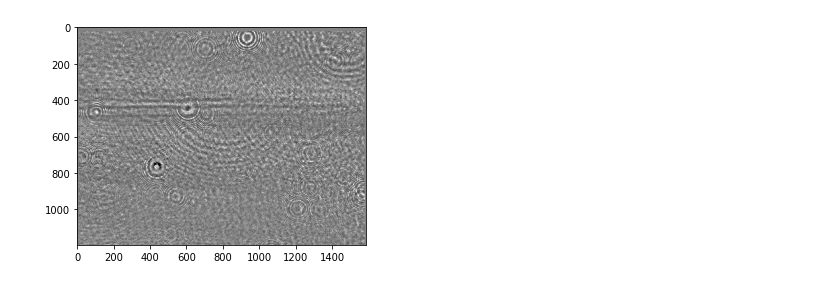
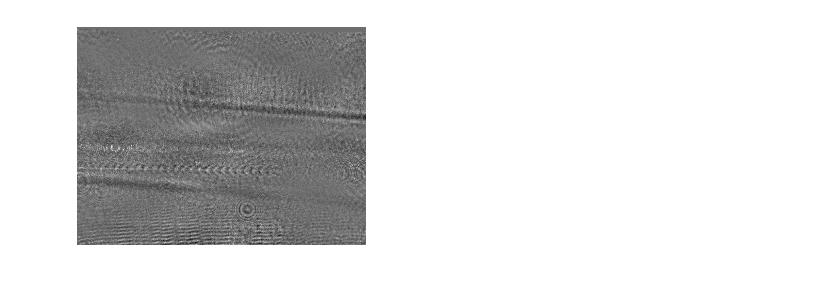
Before and after one commit to vinneko/Image-Registration, a Jupyter notebook: imreg_dft_script.ipynb, the cells around one changed output. Drawn from its saved outputs; the diff is of its cells as text; code cells hidden in the pictures.

```diff
--- a/imreg_dft_script.ipynb
+++ b/imreg_dft_script.ipynb
@@ -8,6 +8,7 @@ import imreg_dft as ird
 
 import imageio
 # %%
+# Load the reference images
+
 fixed=imageio.imread('shadow-mid_2018-11-02_21h-10m-02s_783_original.png')
-#moving=imageio.imread('shadow-far_2018-11-02_21h-13m-45s_786_original.png')
-moving=imageio.imread('shadow-near_2018-11-02_21h-13m-21s_785_original.png')
+moving=imageio.imread('shadow-far_2018-11-02_21h-13m-45s_786_original.png')
@@ -39,9 +65,15 @@ scale=result["scale"].round(4)
 # %%
-index=440
-im1=plt.imread(r'C:\Users\chang95\Documents\LPWFA data\2018-11-01\background suppressed data\shadow near\shadow near_double_corrected_'+str(index)+'.png')
-tmp=ird.transform_img(im1,tvec=tvec,angle=angle,scale=scale)
-plt.imshow(tmp)
+
+# import the data that one wants to transform (to match)
+index=354 # shot number
+img1=plt.imread(r'C:\Users\chang95\Documents\LPWFA data\2018-11-01\background suppressed data\shadow far\shadow far_double_corrected_'+str(index)+'.png')
+
+# implement the transformation by using the given parameters
+img1_tran=ird.transform_img(img1,tvec=tvec,angle=angle,scale=scale)
+# show the result
+plt.imshow(img1_tran)
 plt.set_cmap('Greys_r')
+plt.axis('off')
 plt.show()
 # %% [output]
-[figure, old version]
+[figure, new version]
```
Also changed, not shown: parts of 9 cells of this notebook.
